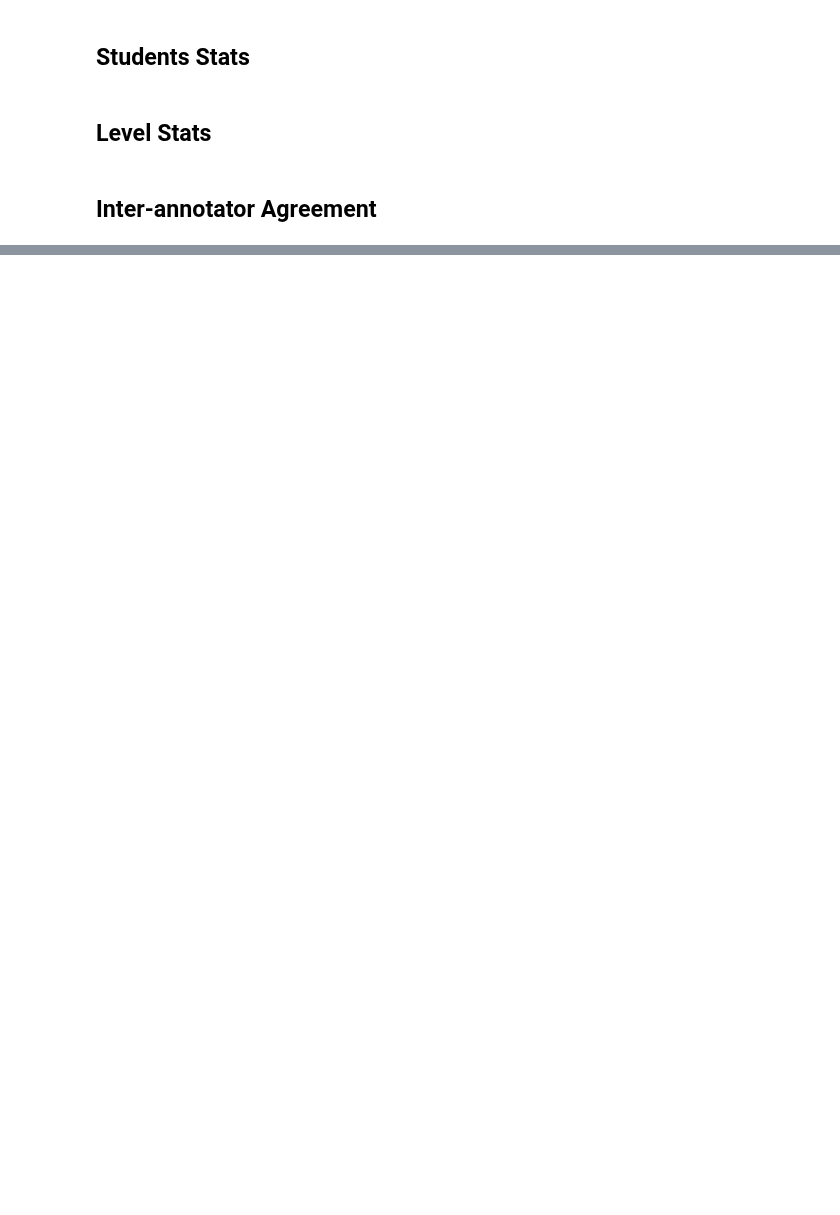
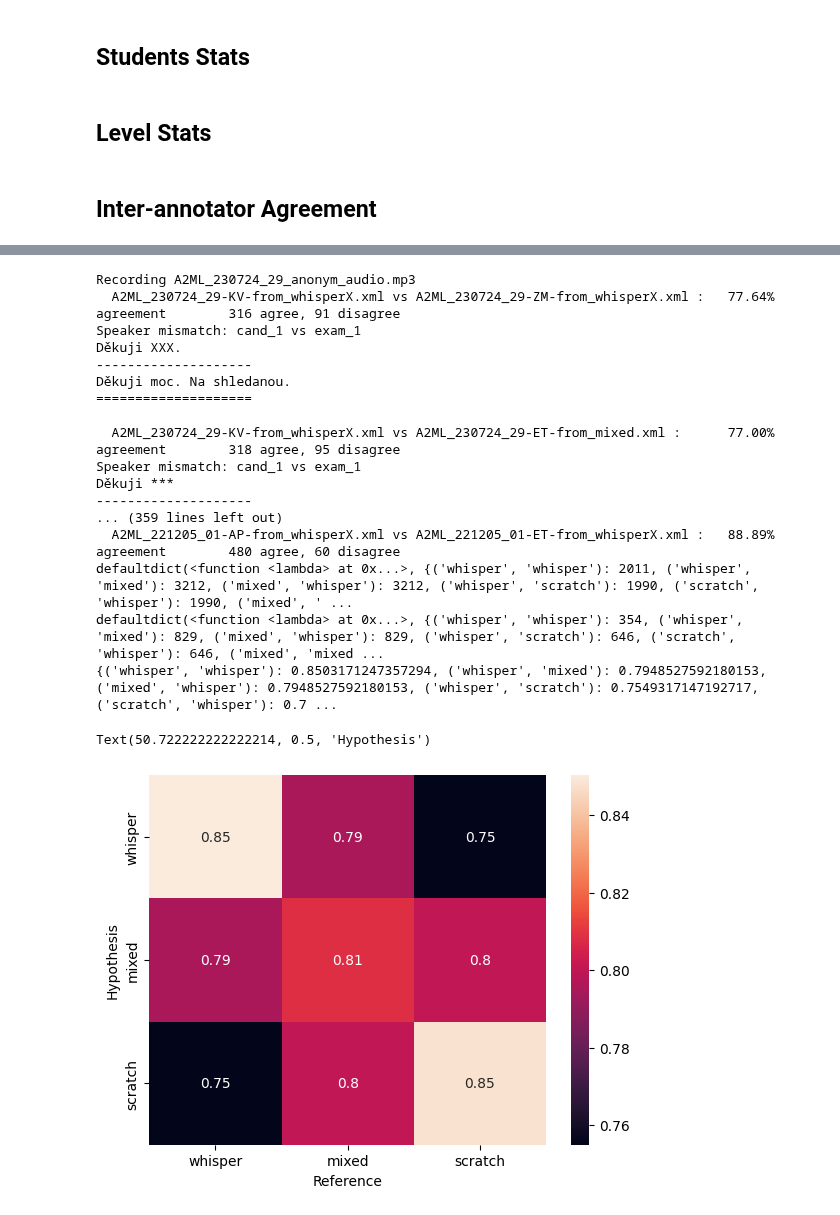
Before and after one commit to ufal/evaldio, a Jupyter notebook: analysis/stats.ipynb, the cells around one changed output, grey strips where cells are left out. Saved outputs shown, nothing was run; the diff lists cells and outputs as text; code cells hidden in the pictures; blank space fills up the shorter version.

Commit message:
source transcript agreement analysis

```diff
--- a/analysis/stats.ipynb
+++ b/analysis/stats.ipynb
@@ -905,8 +939,9 @@ def get_type(name):
 
 agreements = defaultdict(lambda: 0)
 disagreements = defaultdict(lambda: 0)
+num_recordings = defaultdict(lambda: 0)
 
-aligner = uttalign.MatrixAligner(threshold_overlap=0.1)
+aligner = uttalign.BioAligner()
 
 for name, transcripts in relevant.items():
     transcripts = list(transcripts.items())
@@ -917,17 +952,35 @@ for name, transcripts in relevant.items():
             aligned_texts = [(uttalign.extract_text(i, transcript1), uttalign.extract_text(j, transcript2)) for i, j in alignment]
             aligned_speakers = [(uttalign.extract_speaker(i, transcript1), uttalign.extract_speaker(j, transcript2)) for i, j in alignment]
 
+            annot_agree, annot_disagree = 0, 0
             for (t1, t2), (s1, s2) in zip(aligned_texts, aligned_speakers):
                 agree, disagree, _ = uttalign.align_texts(t1, t2)
+                if s1 != s2 and len(t1) > 0 and len(t2) > 0:
+                    print(f"Speaker mismatch: {s1} vs {s2}")
+                    print(t1)
+                    print('-'*20)
+                    print(t2)
+                    print("="*20)
+                    print()
                 t1 = get_type(annotation_name1)
                 t2 = get_type(annotation_name2)
 
-                agreements[t1, t2] += agree
-                disagreements[t1, t2] += disagree
 
-                agreements[t2, t1] = agreements[t1, t2]
-                disagreements[t2, t1] = disagreements[t1, t2]
 
+
+                annot_agree += agree
+                annot_disagree += disagree
+
+            print(f"  {annotation_name1} vs {annotation_name2} :\t {annot_agree / (annot_agree + annot_disagree)*100:.02f}% agreement\t {annot_agree} agree, {annot_disagree} disagree")
+            if annot_agree / (annot_agree + annot_disagree) < 0.6:
+                continue
+
+            agreements[t1, t2] += annot_agree
+            disagreements[t1, t2] += annot_disagree
+            agreements[t2, t1] = agreements[t1, t2]
+            disagreements[t2, t1] = disagreements[t1, t2]
+            num_recordings[t1, t2] += 1
+            num_recordings[t2, t1] = num_recordings[t1, t2]
 
             # for speaker in speakers:
             #     if speaker not in t1 or speaker not in t2:
@@ -935,30 +988,50 @@ for name, transcripts in relevant.items():
             #     agree, disagree, alignment = align_texts(t1[speaker], t2[speaker])
 
             #     speaker = 'teacher' if speaker == 't' else 'student ' + speaker
             #     print(f"  {n1} vs {n2} ({speaker}):\t {agree/(agree+disagree)*100:.02f}% agreement\t {agree} agree, {disagree} disagree")
             #     if agree / (agree + disagree) < 0.25:
             #         continue
             #     agreements[get_type(n1), get_type(n2)] = agreements.get((get_type(n1), get_type(n2)), 0) + agree
             #     disagreements[get_type(n1), get_type(n2)] = disagreements.get((get_type(n1), get_type(n2)), 0) + disagree
 
             #     agreements[get_type(n2), get_type(n1)] = agreements[get_type(n1), get_type(n2)]
             #     disagreements[get_type(n2), get_type(n1)] = disagreements[get_type(n1), get_type(n2)]
 
             #     with open(f'alignments/{name}_{n1}_{n2}_{speaker}.txt', 'w') as f:
             #         f.write(format_alignment(*alignment))
             #         f.write(f"\n{agree/(agree+disagree)*100:.02f}% agreement\t {agree} agree, {disagree} disagree\n")
 
 
 
 print(agreements)
 print(disagreements)
 print({k: v / (disagreements[k] + v) for k, v in agreements.items()})
 
 # plot confusion matrix
 import seaborn as sns
 import matplotlib.pyplot as plt
 
 fig, ax = plt.subplots()
 sns.heatmap([[agreements.get((r, c), 0) / (disagreements.get((r, c), 0) + agreements.get((r, c), 1)) for c in ['whisper', 'mixed', 'scratch']] for r in ['whisper', 'mixed', 'scratch']], annot=True, ax=ax, xticklabels=['whisper', 'mixed', 'scratch'], yticklabels=['whisper', 'mixed', 'scratch'])
 ax.set_xlabel('Reference')
 ax.set_ylabel('Hypothesis')
+# %% [output]
+Recording A2ML_230724_29_anonym_audio.mp3
+  A2ML_230724_29-KV-from_whisperX.xml vs A2ML_230724_29-ZM-from_whisperX.xml :   77.64% agreement        316 agree, 91 disagree
+Speaker mismatch: cand_1 vs exam_1
+Děkuji XXX.
+--------------------
+Děkuji moc. Na shledanou.
+====================
+
+  A2ML_230724_29-KV-from_whisperX.xml vs A2ML_230724_29-ET-from_mixed.xml :      77.00% agreement        318 agree, 95 disagree
+Speaker mismatch: cand_1 vs exam_1
+Děkuji ***
+--------------------
+... (359 lines left out)
+  A2ML_221205_01-AP-from_whisperX.xml vs A2ML_221205_01-ET-from_whisperX.xml :   88.89% agreement        480 agree, 60 disagree
+defaultdict(<function <lambda> at 0x...>, {('whisper', 'whisper'): 2011, ('whisper', 'mixed'): 3212, ('mixed', 'whisper'): 3212, ('whisper', 'scratch'): 1990, ('scratch', 'whisper'): 1990, ('mixed', ' ...
+defaultdict(<function <lambda> at 0x...>, {('whisper', 'whisper'): 354, ('whisper', 'mixed'): 829, ('mixed', 'whisper'): 829, ('whisper', 'scratch'): 646, ('scratch', 'whisper'): 646, ('mixed', 'mixed ...
+{('whisper', 'whisper'): 0.8503171247357294, ('whisper', 'mixed'): 0.7948527592180153, ('mixed', 'whisper'): 0.7948527592180153, ('whisper', 'scratch'): 0.7549317147192717, ('scratch', 'whisper'): 0.7 ...
+Text(50.722222222222214, 0.5, 'Hypothesis')
+[figure, added]
```
Also changed, not shown: parts of 13 cells of this notebook.
